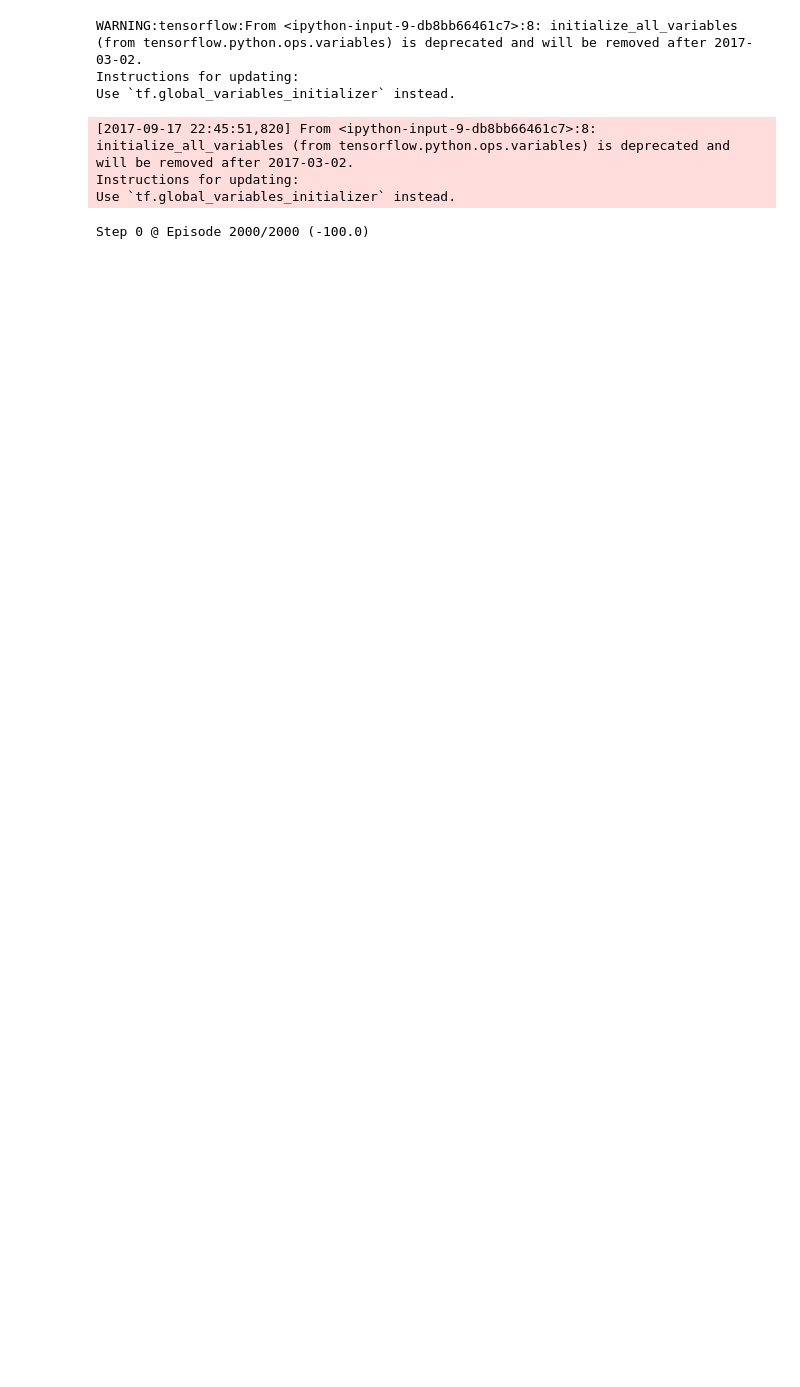
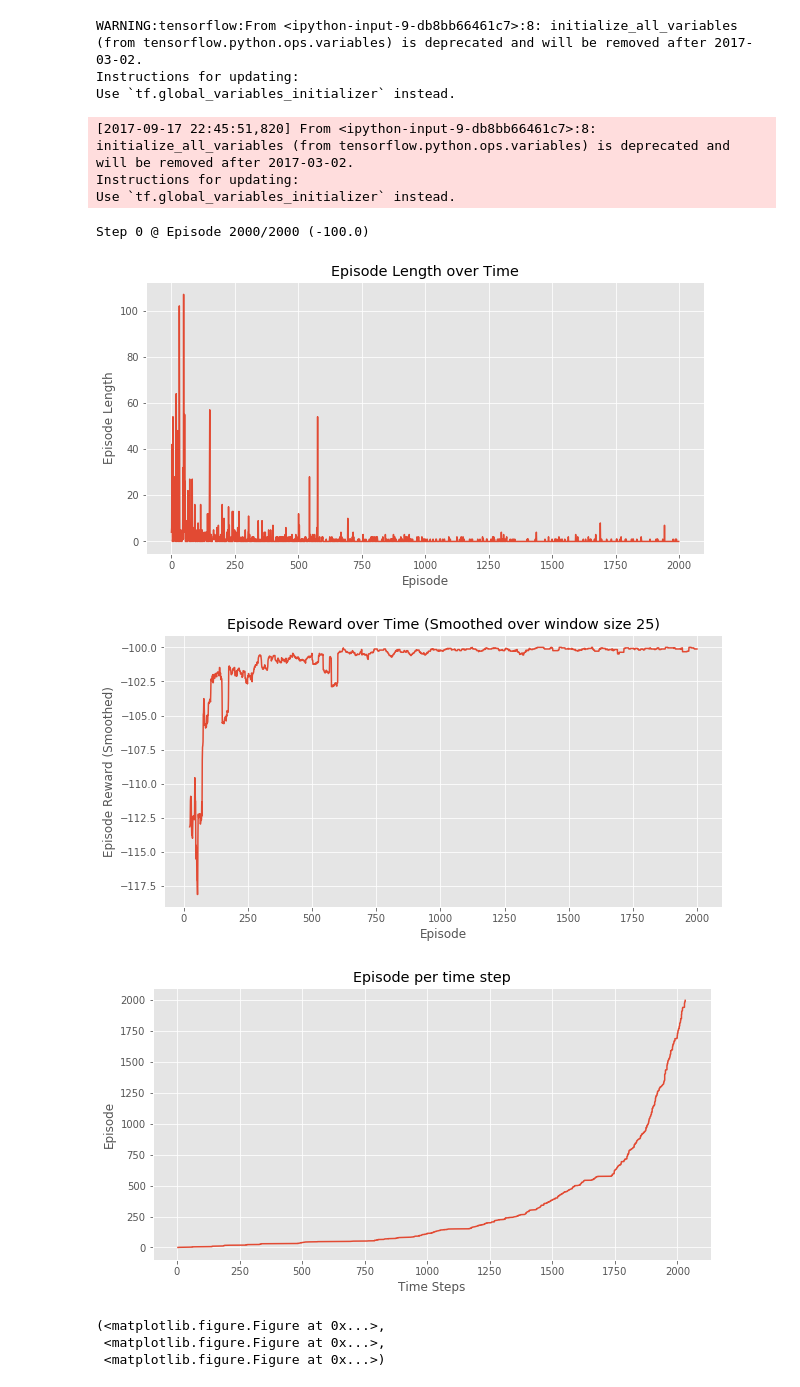
Before and after one commit to menxia/Reinforcement-Learning, a Jupyter notebook: Policy Gradient/REINFORCE with Baseline.ipynb, the cells around one changed output. Saved outputs shown, nothing was run; the diff lists cells and outputs as text; code cells hidden in the pictures; blank space fills up the shorter version.

```diff
--- a/Policy Gradient/REINFORCE with Baseline.ipynb
+++ b/Policy Gradient/REINFORCE with Baseline.ipynb
@@ -173,3 +173,12 @@ Use `tf.global_variables_initializer` instead.
 Instructions for updating:
 Use `tf.global_variables_initializer` instead.
 Step 0 @ Episode 2000/2000 (-100.0)
+# %%
+plotting.plot_episode_stats(stats, smoothing_window=25)
+# %% [output]
+[figure, added]
+[figure, added]
+[figure, added]
+(<matplotlib.figure.Figure at 0x...>,
+ <matplotlib.figure.Figure at 0x...>,
+ <matplotlib.figure.Figure at 0x...>)
```
